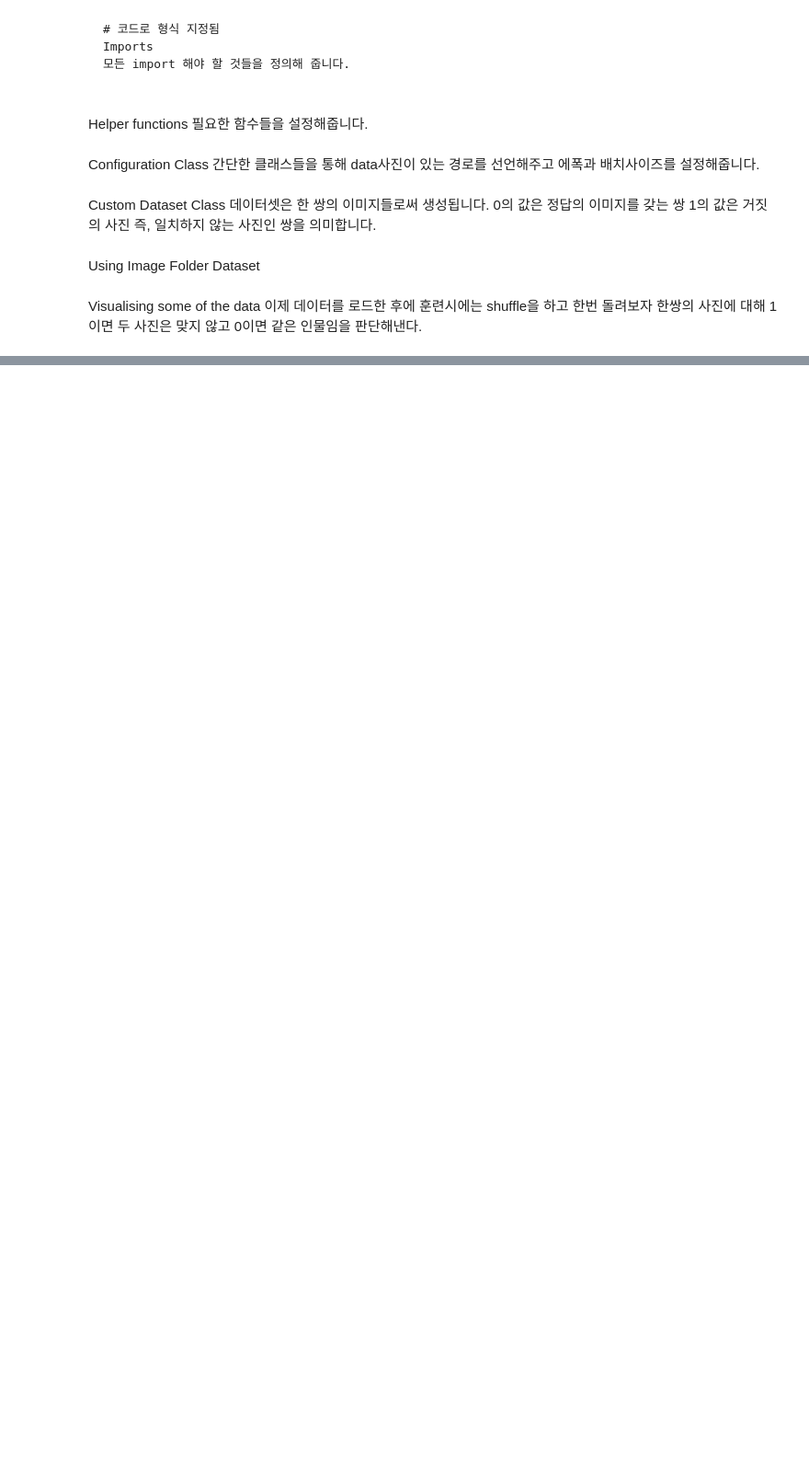
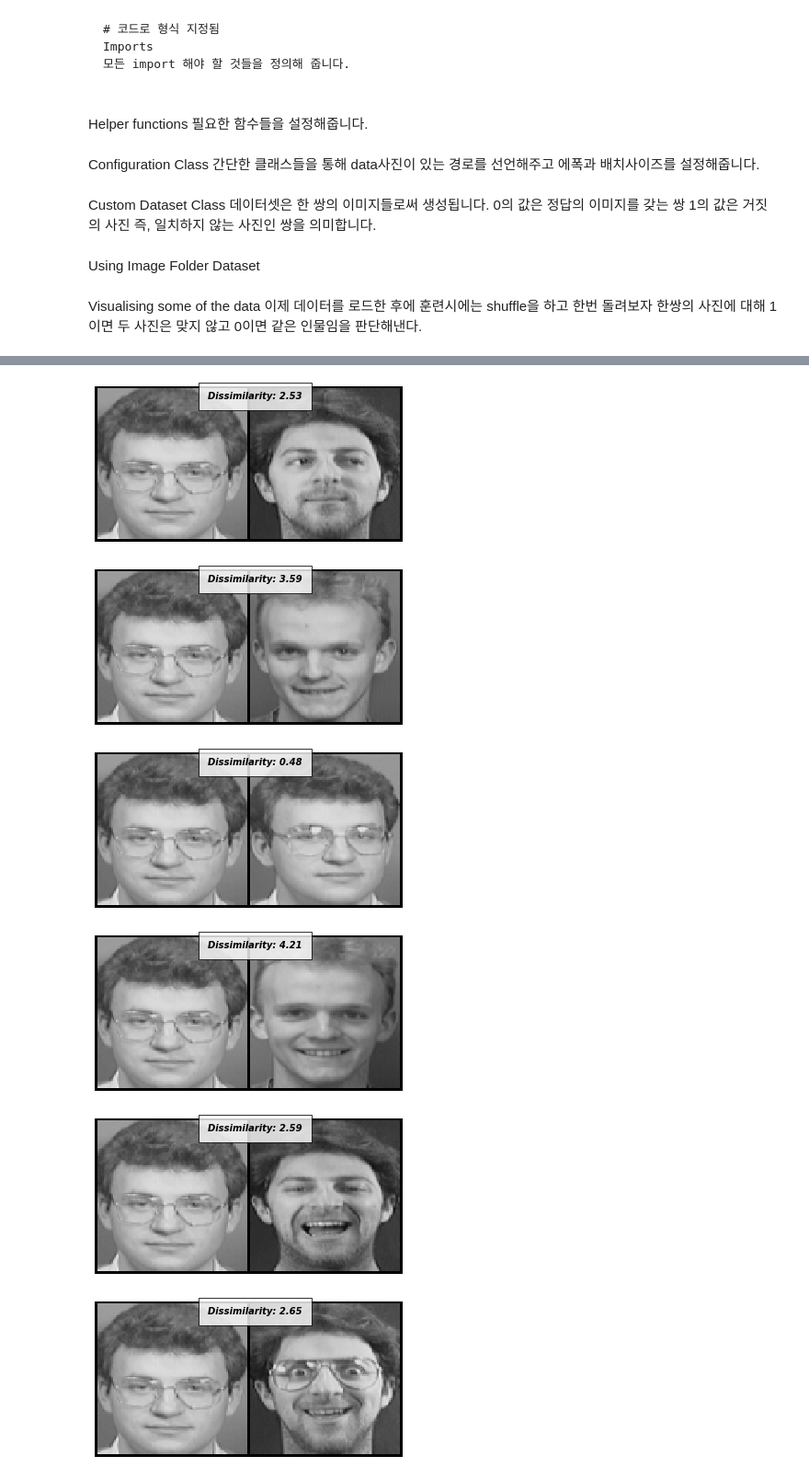
Before and after one commit to seungjae6874/Face-recognition, a Jupyter notebook: siamese_Networks.ipynb, the cells around one changed output, grey strips where cells are left out. Shown at 92% size. Cells and saved outputs as stored; diff of their text form; code cells hidden in the pictures; blank space fills up the shorter version.

```diff
--- a/siamese_Networks.ipynb
+++ b/siamese_Networks.ipynb
@@ -129,0 +243,26 @@ print(example_batch[2].numpy())
+# %%
+folder_dataset_test = dset.ImageFolder(root=Config.testing_dir)
+siamese_dataset = SiameseNetworkDataset(imageFolderDataset=folder_dataset_test,
+                                        transform=transforms.Compose([transforms.Resize((100,100)),
+                                                                      transforms.ToTensor()
+                                                                      ])
+                                       ,should_invert=False)
+
+test_dataloader = DataLoader(siamese_dataset,num_workers=6,batch_size=1,shuffle=True)
+dataiter = iter(test_dataloader)
+x0,_,_ = next(dataiter)
+
+for i in range(10):
+    _,x1,label2 = next(dataiter)
+    concatenated = torch.cat((x0,x1),0)
+
+    output1,output2 = net(Variable(x0).cuda(),Variable(x1).cuda())
+    euclidean_distance = F.pairwise_distance(output1, output2)
+    imshow(torchvision.utils.make_grid(concatenated),'Dissimilarity: {:.2f}'.format(euclidean_distance.item()))
+# %% [output]
+[figure, added]
+[figure, added]
+[figure, added]
+[figure, added]
+[figure, added]
+[figure, added]
```
Also changed, not shown: parts of 14 cells of this notebook.
